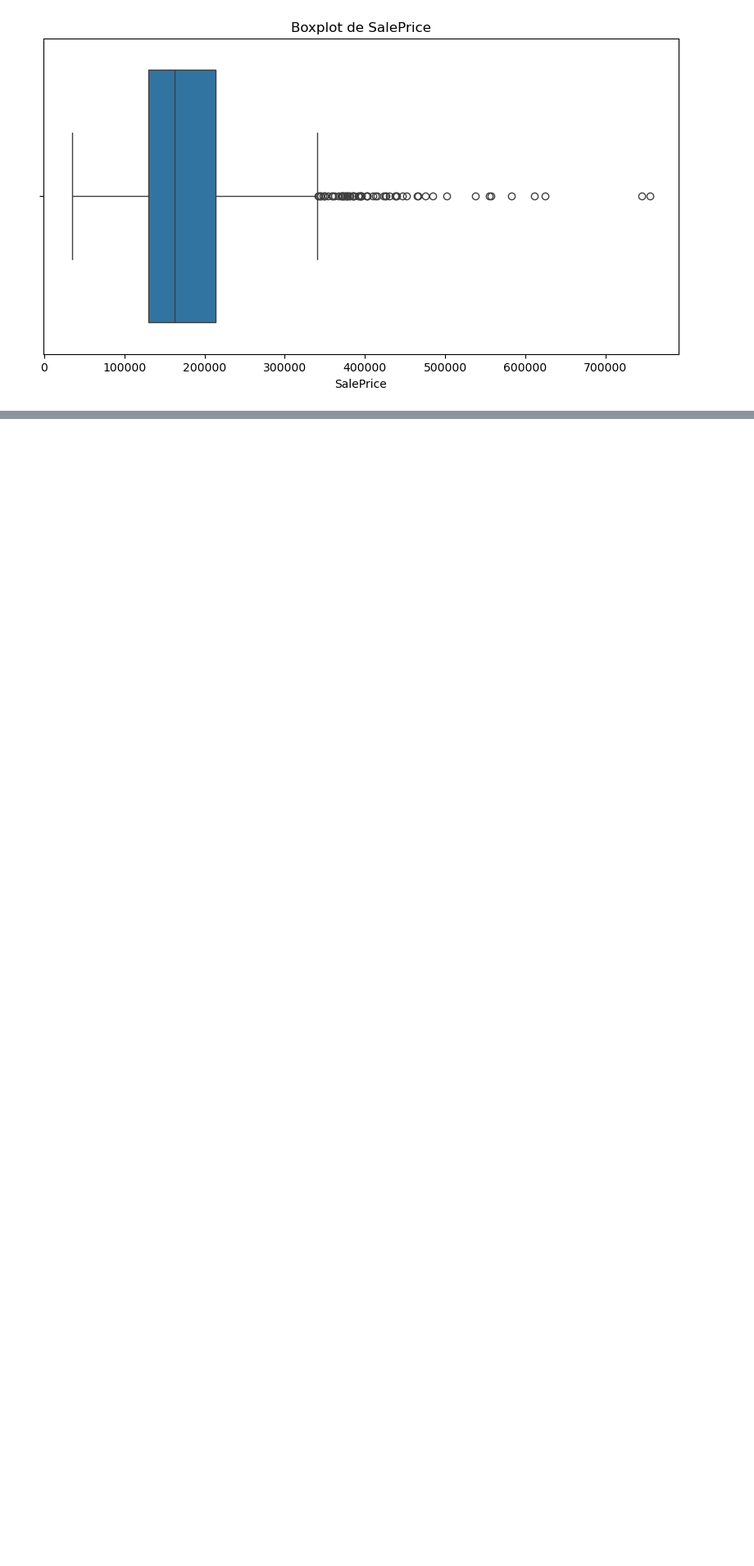
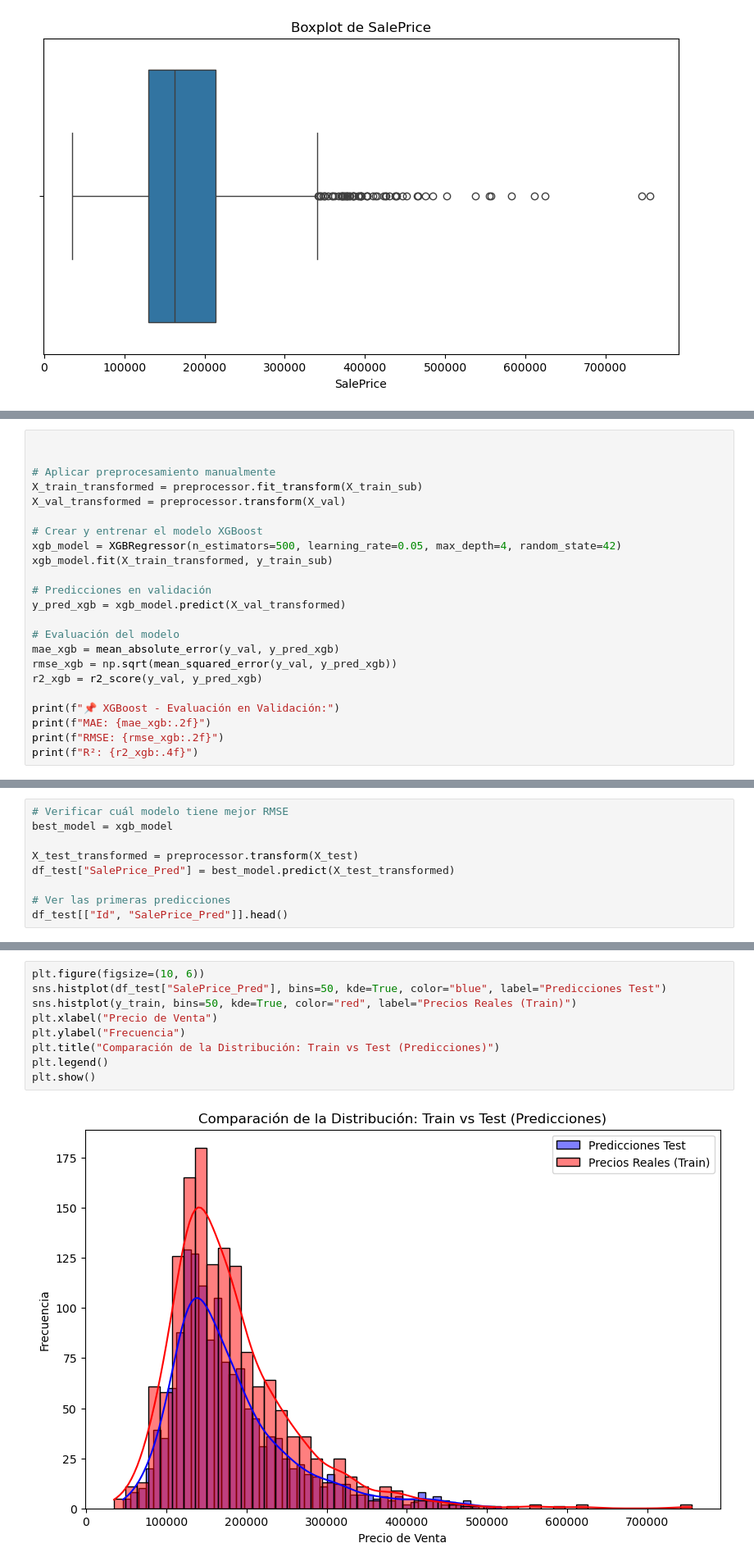
Before and after one commit to sofiagerard/tarea02_housing_sgr, a Jupyter notebook: notebooks/eda_model2.ipynb, the cells around one changed output, grey strips where cells are left out. Shown at 82% size. Drawn from its saved outputs; the diff is of its cells as text; blank space fills up the shorter version.

Commit message:
models

```diff
--- a/notebooks/eda_model2.ipynb
+++ b/notebooks/eda_model2.ipynb
@@ -240,0 +497,23 @@ plt.show()
+# %%
+
+
+# Aplicar preprocesamiento manualmente
+X_train_transformed = preprocessor.fit_transform(X_train_sub)
+X_val_transformed = preprocessor.transform(X_val)
+
+# Crear y entrenar el modelo XGBoost
+xgb_model = XGBRegressor(n_estimators=500, learning_rate=0.05, max_depth=4, random_state=42)
+xgb_model.fit(X_train_transformed, y_train_sub)
+
+# Predicciones en validación
+y_pred_xgb = xgb_model.predict(X_val_transformed)
+
+# Evaluación del modelo
+mae_xgb = mean_absolute_error(y_val, y_pred_xgb)
+rmse_xgb = np.sqrt(mean_squared_error(y_val, y_pred_xgb))
+r2_xgb = r2_score(y_val, y_pred_xgb)
+
+print(f"📌 XGBoost - Evaluación en Validación:")
+print(f"MAE: {mae_xgb:.2f}")
+print(f"RMSE: {rmse_xgb:.2f}")
+print(f"R²: {r2_xgb:.4f}")
@@ -240,0 +560,9 @@ plt.show()
+# %%
+# Verificar cuál modelo tiene mejor RMSE
+best_model = xgb_model
+
+X_test_transformed = preprocessor.transform(X_test)
+df_test["SalePrice_Pred"] = best_model.predict(X_test_transformed)
+
+# Ver las primeras predicciones
+df_test[["Id", "SalePrice_Pred"]].head()
@@ -240,0 +576,11 @@ plt.show()
+# %%
+plt.figure(figsize=(10, 6))
+sns.histplot(df_test["SalePrice_Pred"], bins=50, kde=True, color="blue", label="Predicciones Test")
+sns.histplot(y_train, bins=50, kde=True, color="red", label="Precios Reales (Train)")
+plt.xlabel("Precio de Venta")
+plt.ylabel("Frecuencia")
+plt.title("Comparación de la Distribución: Train vs Test (Predicciones)")
+plt.legend()
+plt.show()
+# %% [output]
+[figure, added]
```
Also changed, not shown: parts of 24 cells of this notebook.
